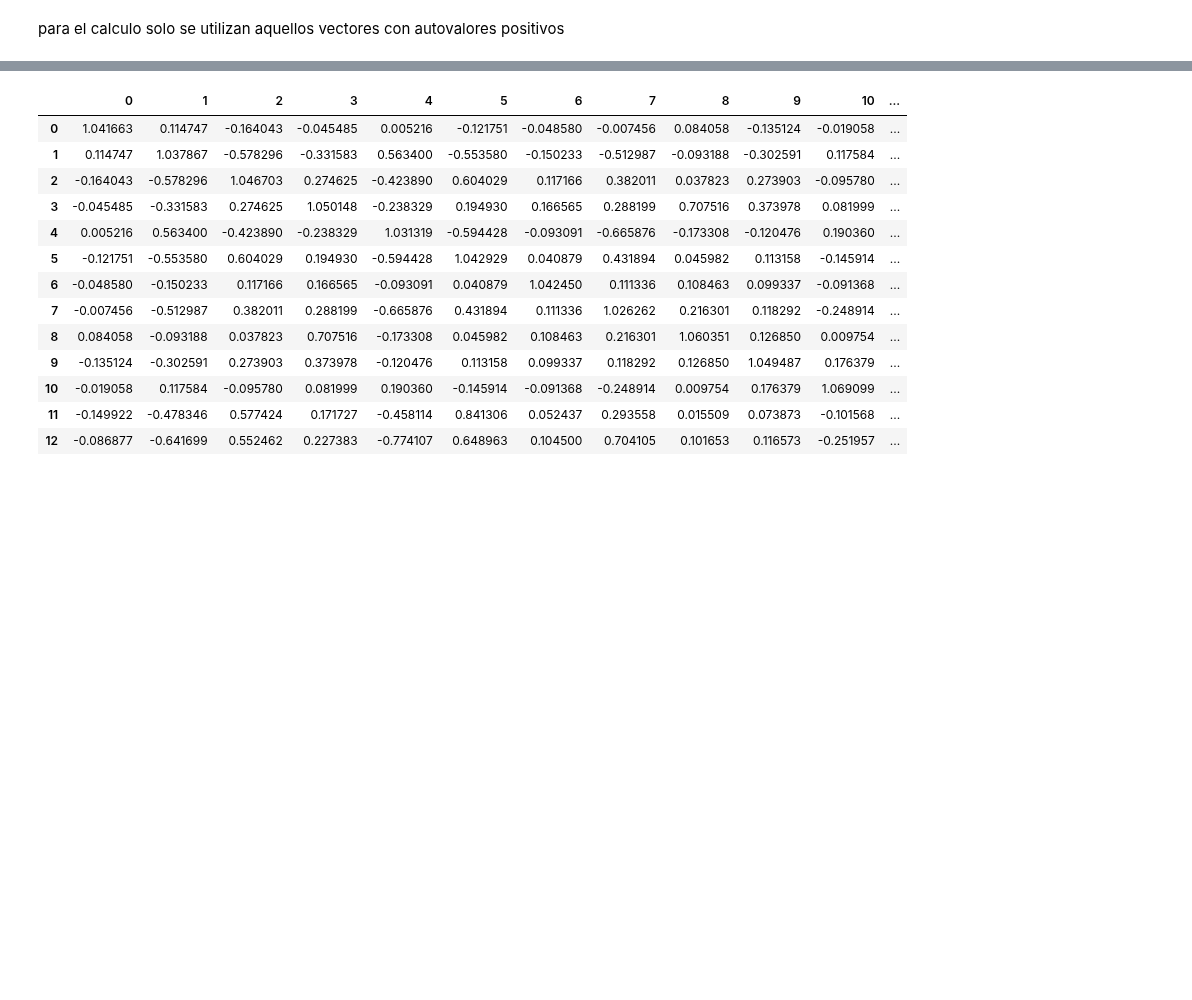
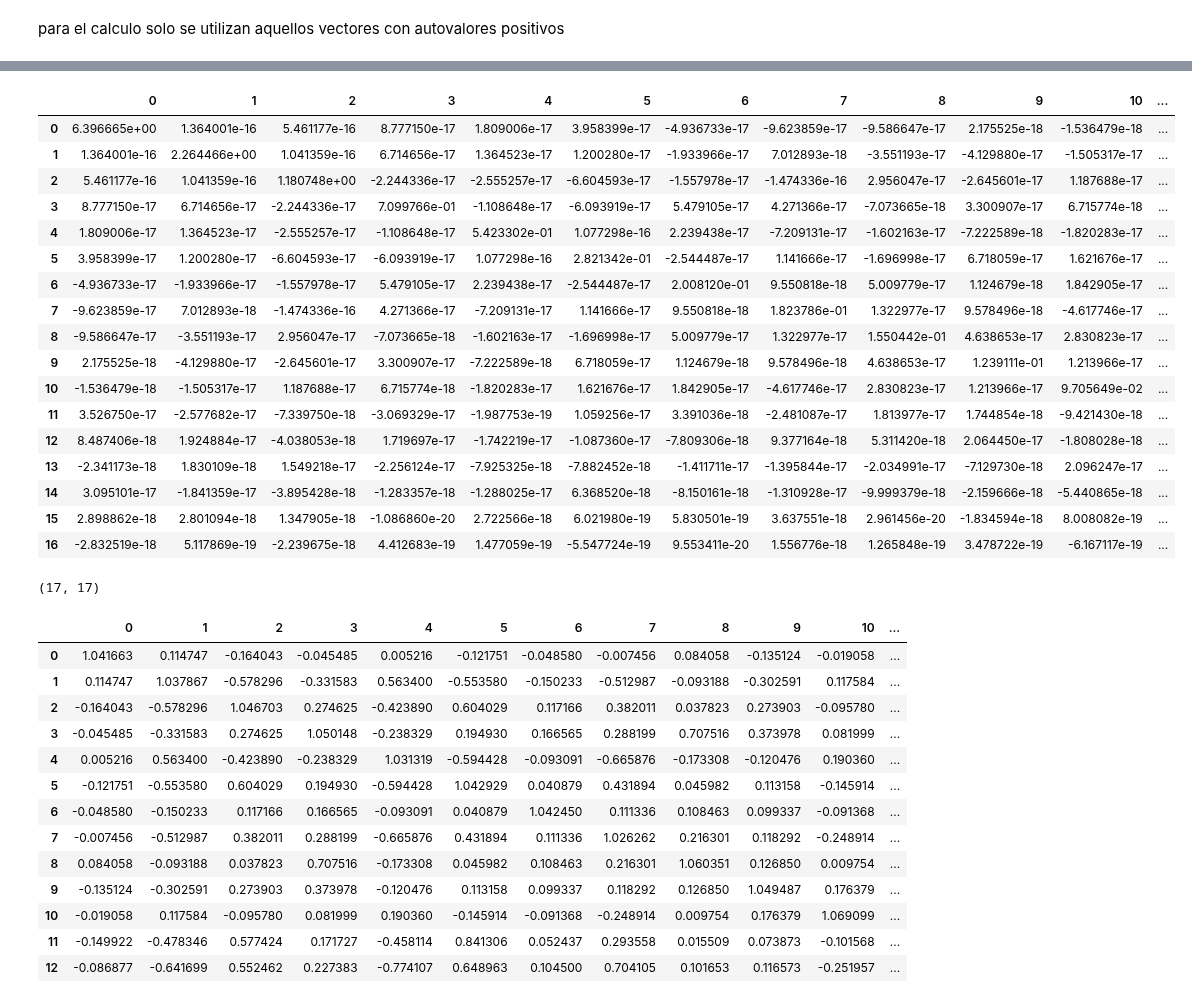
Before and after one commit to DavidGuzzi/MECMT04, a Jupyter notebook: problem_set_5/ps5.ipynb, the cells around one changed output, grey strips where cells are left out. Cells and saved outputs as stored; diff of their text form; code cells hidden in the pictures; blank space fills up the shorter version.

```diff
--- a/problem_set_5/ps5.ipynb
+++ b/problem_set_5/ps5.ipynb
@@ -131,0 +153,25 @@ commmmmmmmm = np.diag(1 - np.sum((filtered_data**2), axis=1))
+# %%
+pd.DataFrame(loadings.T @ loadings)
+# %% [output]
+|  | 0 | 1 | 2 | 3 | 4 | 5 | 6 | 7 | 8 | 9 | 10 | ... |
+| 0 | 6.396665e+00 | 1.364001e-16 | 5.461177e-16 | 8.777150e-17 | 1.809006e-17 | 3.958399e-17 | -4.936733e-17 | -9.623859e-17 | -9.586647e-17 | 2.175525e-18 | -1.536479e-18 | ... |
+| 1 | 1.364001e-16 | 2.264466e+00 | 1.041359e-16 | 6.714656e-17 | 1.364523e-17 | 1.200280e-17 | -1.933966e-17 | 7.012893e-18 | -3.551193e-17 | -4.129880e-17 | -1.505317e-17 | ... |
+| 2 | 5.461177e-16 | 1.041359e-16 | 1.180748e+00 | -2.244336e-17 | -2.555257e-17 | -6.604593e-17 | -1.557978e-17 | -1.474336e-16 | 2.956047e-17 | -2.645601e-17 | 1.187688e-17 | ... |
+| 3 | 8.777150e-17 | 6.714656e-17 | -2.244336e-17 | 7.099766e-01 | -1.108648e-17 | -6.093919e-17 | 5.479105e-17 | 4.271366e-17 | -7.073665e-18 | 3.300907e-17 | 6.715774e-18 | ... |
+| 4 | 1.809006e-17 | 1.364523e-17 | -2.555257e-17 | -1.108648e-17 | 5.423302e-01 | 1.077298e-16 | 2.239438e-17 | -7.209131e-17 | -1.602163e-17 | -7.222589e-18 | -1.820283e-17 | ... |
+| 5 | 3.958399e-17 | 1.200280e-17 | -6.604593e-17 | -6.093919e-17 | 1.077298e-16 | 2.821342e-01 | -2.544487e-17 | 1.141666e-17 | -1.696998e-17 | 6.718059e-17 | 1.621676e-17 | ... |
+| 6 | -4.936733e-17 | -1.933966e-17 | -1.557978e-17 | 5.479105e-17 | 2.239438e-17 | -2.544487e-17 | 2.008120e-01 | 9.550818e-18 | 5.009779e-17 | 1.124679e-18 | 1.842905e-17 | ... |
+| 7 | -9.623859e-17 | 7.012893e-18 | -1.474336e-16 | 4.271366e-17 | -7.209131e-17 | 1.141666e-17 | 9.550818e-18 | 1.823786e-01 | 1.322977e-17 | 9.578496e-18 | -4.617746e-17 | ... |
+| 8 | -9.586647e-17 | -3.551193e-17 | 2.956047e-17 | -7.073665e-18 | -1.602163e-17 | -1.696998e-17 | 5.009779e-17 | 1.322977e-17 | 1.550442e-01 | 4.638653e-17 | 2.830823e-17 | ... |
+| 9 | 2.175525e-18 | -4.129880e-17 | -2.645601e-17 | 3.300907e-17 | -7.222589e-18 | 6.718059e-17 | 1.124679e-18 | 9.578496e-18 | 4.638653e-17 | 1.239111e-01 | 1.213966e-17 | ... |
+| 10 | -1.536479e-18 | -1.505317e-17 | 1.187688e-17 | 6.715774e-18 | -1.820283e-17 | 1.621676e-17 | 1.842905e-17 | -4.617746e-17 | 2.830823e-17 | 1.213966e-17 | 9.705649e-02 | ... |
+| 11 | 3.526750e-17 | -2.577682e-17 | -7.339750e-18 | -3.069329e-17 | -1.987753e-19 | 1.059256e-17 | 3.391036e-18 | -2.481087e-17 | 1.813977e-17 | 1.744854e-18 | -9.421430e-18 | ... |
+| 12 | 8.487406e-18 | 1.924884e-17 | -4.038053e-18 | 1.719697e-17 | -1.742219e-17 | -1.087360e-17 | -7.809306e-18 | 9.377164e-18 | 5.311420e-18 | 2.064450e-17 | -1.808028e-18 | ... |
+| 13 | -2.341173e-18 | 1.830109e-18 | 1.549218e-17 | -2.256124e-17 | -7.925325e-18 | -7.882452e-18 | -1.411711e-17 | -1.395844e-17 | -2.034991e-17 | -7.129730e-18 | 2.096247e-17 | ... |
+| 14 | 3.095101e-17 | -1.841359e-17 | -3.895428e-18 | -1.283357e-18 | -1.288025e-17 | 6.368520e-18 | -8.150161e-18 | -1.310928e-17 | -9.999379e-18 | -2.159666e-18 | -5.440865e-18 | ... |
+| 15 | 2.898862e-18 | 2.801094e-18 | 1.347905e-18 | -1.086860e-20 | 2.722566e-18 | 6.021980e-19 | 5.830501e-19 | 3.637551e-18 | 2.961456e-20 | -1.834594e-18 | 8.008082e-19 | ... |
+| 16 | -2.832519e-18 | 5.117869e-19 | -2.239675e-18 | 4.412683e-19 | 1.477059e-19 | -5.547724e-19 | 9.553411e-20 | 1.556776e-18 | 1.265848e-19 | 3.478722e-19 | -6.167117e-19 | ... |
+# %%
+loadings.shape
+# %% [output]
+(17, 17)
```
Also changed, not shown: parts of 3 cells of this notebook.
